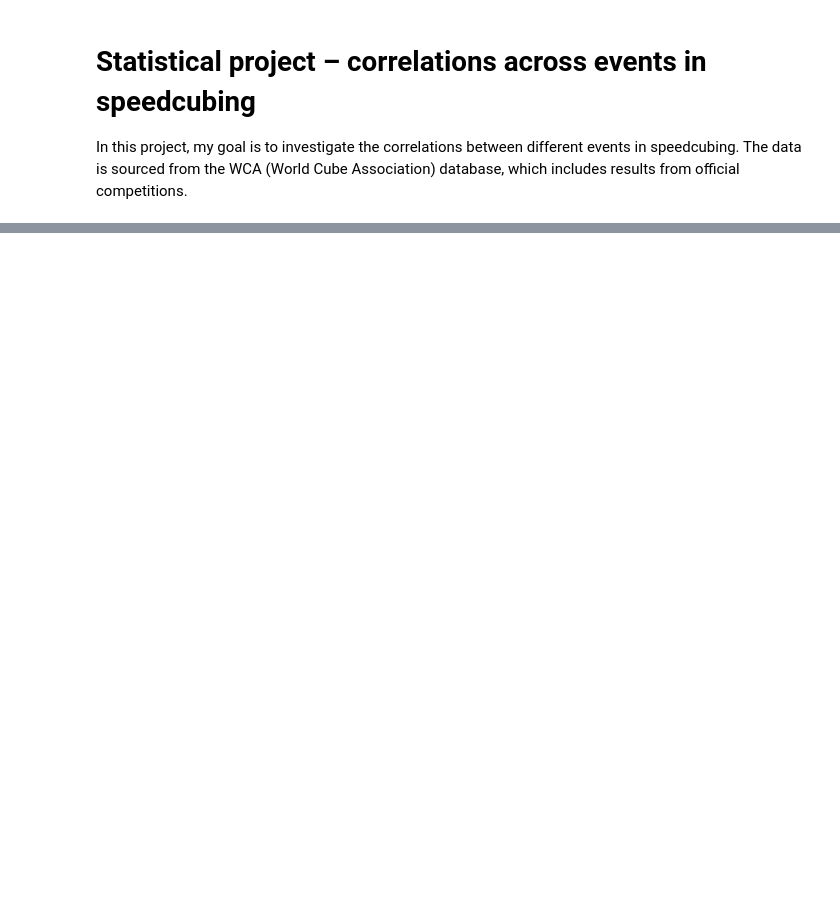
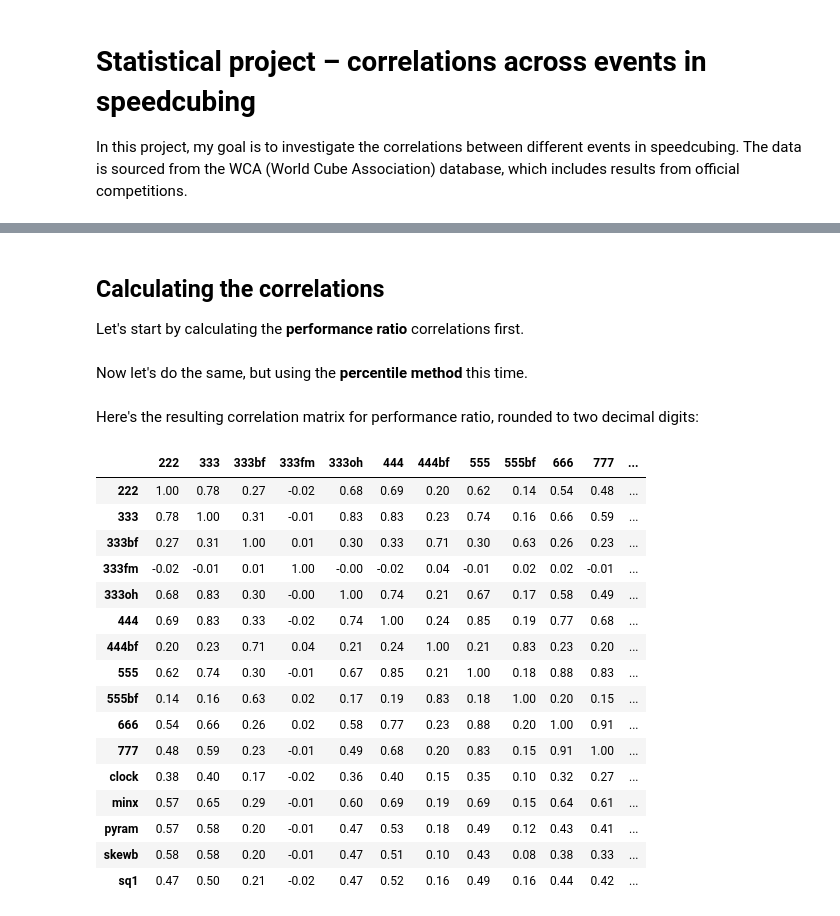
Before and after one commit to petrambroz/speedcubing-correlations, a Jupyter notebook: speedcubing-correlation.ipynb, the cells around one changed output, grey strips where cells are left out. Drawn from its saved outputs; the diff is of its cells as text; code cells hidden in the pictures; blank space fills up the shorter version.

```diff
--- a/speedcubing-correlation.ipynb
+++ b/speedcubing-correlation.ipynb
@@ -224,0 +243,4 @@ A bit of context: I competed for the first time in Bratislava in 2016. My best 3
+# %% [markdown]
+## Calculating the correlations
+
+Let's start by calculating the **performance ratio** correlations first.
@@ -224,0 +306,2 @@ A bit of context: I competed for the first time in Bratislava in 2016. My best 3
+# %% [markdown]
+Now let's do the same, but using the **percentile method** this time.
@@ -224,0 +352,23 @@ A bit of context: I competed for the first time in Bratislava in 2016. My best 3
+# %% [markdown]
+Here's the resulting correlation matrix for performance ratio, rounded to two decimal digits:
+# %%
+event_corr_rounded = event_corr.round(2)
+display(event_corr_rounded)
+# %% [output]
+|  | 222 | 333 | 333bf | 333fm | 333oh | 444 | 444bf | 555 | 555bf | 666 | 777 | ... |
+| 222 | 1.00 | 0.78 | 0.27 | -0.02 | 0.68 | 0.69 | 0.20 | 0.62 | 0.14 | 0.54 | 0.48 | ... |
+| 333 | 0.78 | 1.00 | 0.31 | -0.01 | 0.83 | 0.83 | 0.23 | 0.74 | 0.16 | 0.66 | 0.59 | ... |
+| 333bf | 0.27 | 0.31 | 1.00 | 0.01 | 0.30 | 0.33 | 0.71 | 0.30 | 0.63 | 0.26 | 0.23 | ... |
+| 333fm | -0.02 | -0.01 | 0.01 | 1.00 | -0.00 | -0.02 | 0.04 | -0.01 | 0.02 | 0.02 | -0.01 | ... |
+| 333oh | 0.68 | 0.83 | 0.30 | -0.00 | 1.00 | 0.74 | 0.21 | 0.67 | 0.17 | 0.58 | 0.49 | ... |
+| 444 | 0.69 | 0.83 | 0.33 | -0.02 | 0.74 | 1.00 | 0.24 | 0.85 | 0.19 | 0.77 | 0.68 | ... |
+| 444bf | 0.20 | 0.23 | 0.71 | 0.04 | 0.21 | 0.24 | 1.00 | 0.21 | 0.83 | 0.23 | 0.20 | ... |
+| 555 | 0.62 | 0.74 | 0.30 | -0.01 | 0.67 | 0.85 | 0.21 | 1.00 | 0.18 | 0.88 | 0.83 | ... |
+| 555bf | 0.14 | 0.16 | 0.63 | 0.02 | 0.17 | 0.19 | 0.83 | 0.18 | 1.00 | 0.20 | 0.15 | ... |
+| 666 | 0.54 | 0.66 | 0.26 | 0.02 | 0.58 | 0.77 | 0.23 | 0.88 | 0.20 | 1.00 | 0.91 | ... |
+| 777 | 0.48 | 0.59 | 0.23 | -0.01 | 0.49 | 0.68 | 0.20 | 0.83 | 0.15 | 0.91 | 1.00 | ... |
+| clock | 0.38 | 0.40 | 0.17 | -0.02 | 0.36 | 0.40 | 0.15 | 0.35 | 0.10 | 0.32 | 0.27 | ... |
+| minx | 0.57 | 0.65 | 0.29 | -0.01 | 0.60 | 0.69 | 0.19 | 0.69 | 0.15 | 0.64 | 0.61 | ... |
+| pyram | 0.57 | 0.58 | 0.20 | -0.01 | 0.47 | 0.53 | 0.18 | 0.49 | 0.12 | 0.43 | 0.41 | ... |
+| skewb | 0.58 | 0.58 | 0.20 | -0.01 | 0.47 | 0.51 | 0.10 | 0.43 | 0.08 | 0.38 | 0.33 | ... |
+| sq1 | 0.47 | 0.50 | 0.21 | -0.02 | 0.47 | 0.52 | 0.16 | 0.49 | 0.16 | 0.44 | 0.42 | ... |
```
Also changed, not shown: parts of 35 cells of this notebook.
